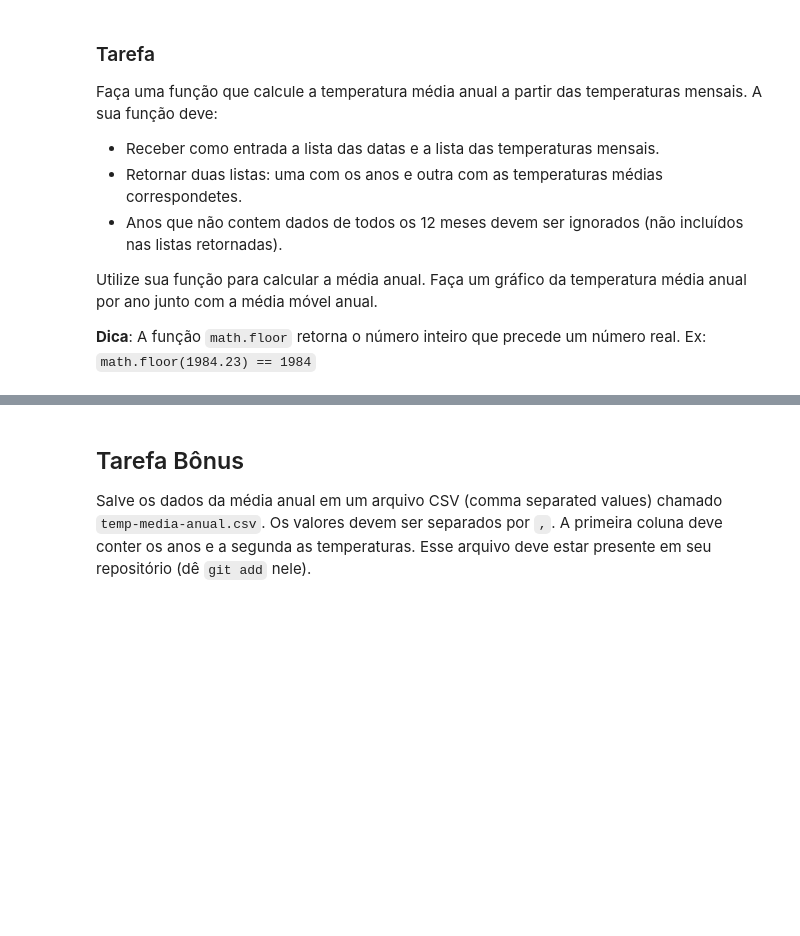
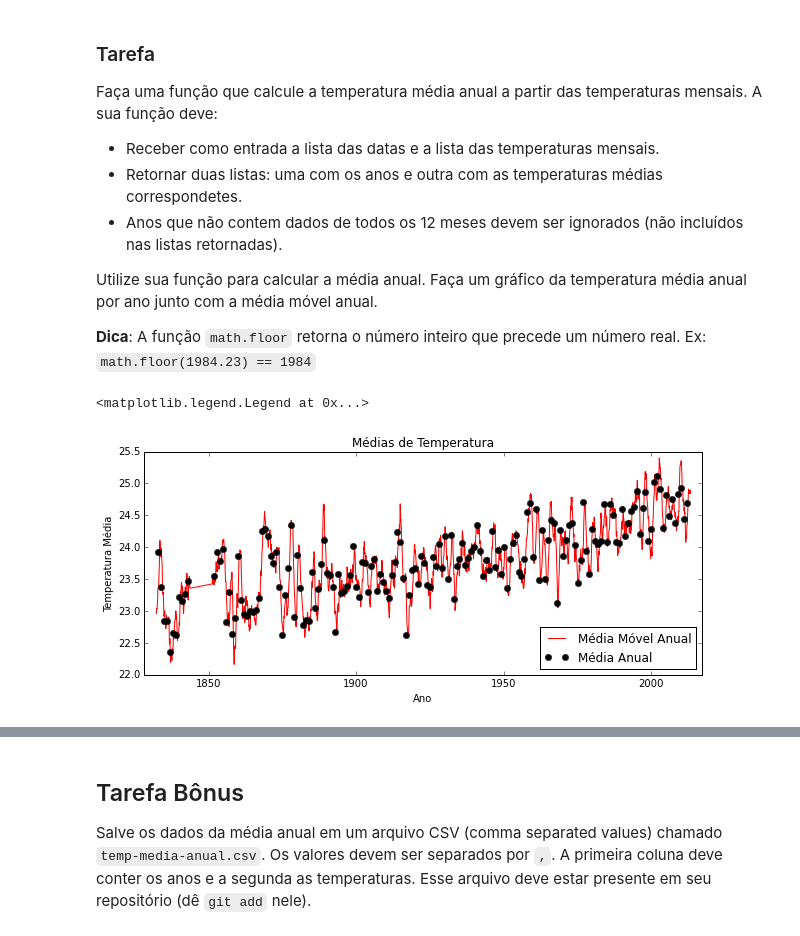
Before and after one commit to mat-esp-2015/capstone-felipeandrade, a Jupyter notebook: capstone.ipynb, the cells around one changed output, grey strips where cells are left out. Saved outputs shown, nothing was run; the diff lists cells and outputs as text; code cells hidden in the pictures; blank space fills up the shorter version.

Commit message:
função da temperatura média anual e grafico feitos

```diff
--- a/capstone.ipynb
+++ b/capstone.ipynb
@@ -133,6 +131,31 @@ Faça uma função que calcule a temperatura média anual a partir das temperatu
 Utilize sua função para calcular a média anual. Faça um gráfico da temperatura média anual por ano junto com a média móvel anual.
 
 **Dica**: A função `math.floor` retorna o número inteiro que precede um número real. Ex: `math.floor(1984.23) == 1984`
+# %%
+#listas
+datas = []
+temp_mensal = []
+
+for m in range(len(data_mes)): #rodar cada dado
+    n = m+11  #define m
+    if n < len(data_mes): #define n
+        if math.floor(data_mes[m]) == math.floor(data_mes[n]): #condição para caso m seja igual a 11 posiçoes depois de n
+            med_anual = (real_temp[m]+real_temp[m+1]+real_temp[m+2]+real_temp[m+3]+real_temp[m+4]+real_temp[m+5]+real_temp[m+6]+real_temp[m+7]+real_temp[m+8]+real_temp[m+9]+real_temp[m+10]+real_temp[m+11])/12
+#media
+            temp_mensal.append(med_anual) #media anual adiconada
+            datas.append(data_mes[m]) #datas referentes
+# %%
+plt.figure(figsize = [10, 4])
+plt.plot(data_ano, medmov_anual, 'r', label='Média Móvel Anual')
+plt.plot(datas, temp_mensal, 'ok', label='Média Anual', linewidth = 2)
+plt.title("Médias de Temperatura")
+plt.xlabel(u"Ano")
+plt.ylabel("Temperatura Média")
+plt.xlim(1828,2017)
+plt.legend(loc='lower right', fontsize='large')
+# %% [output]
+<matplotlib.legend.Legend at 0x...>
+[figure, added]
 # %% [markdown]
 ### Resultado esperado
 
```
Also changed, not shown: parts of 1 cell of this notebook.
